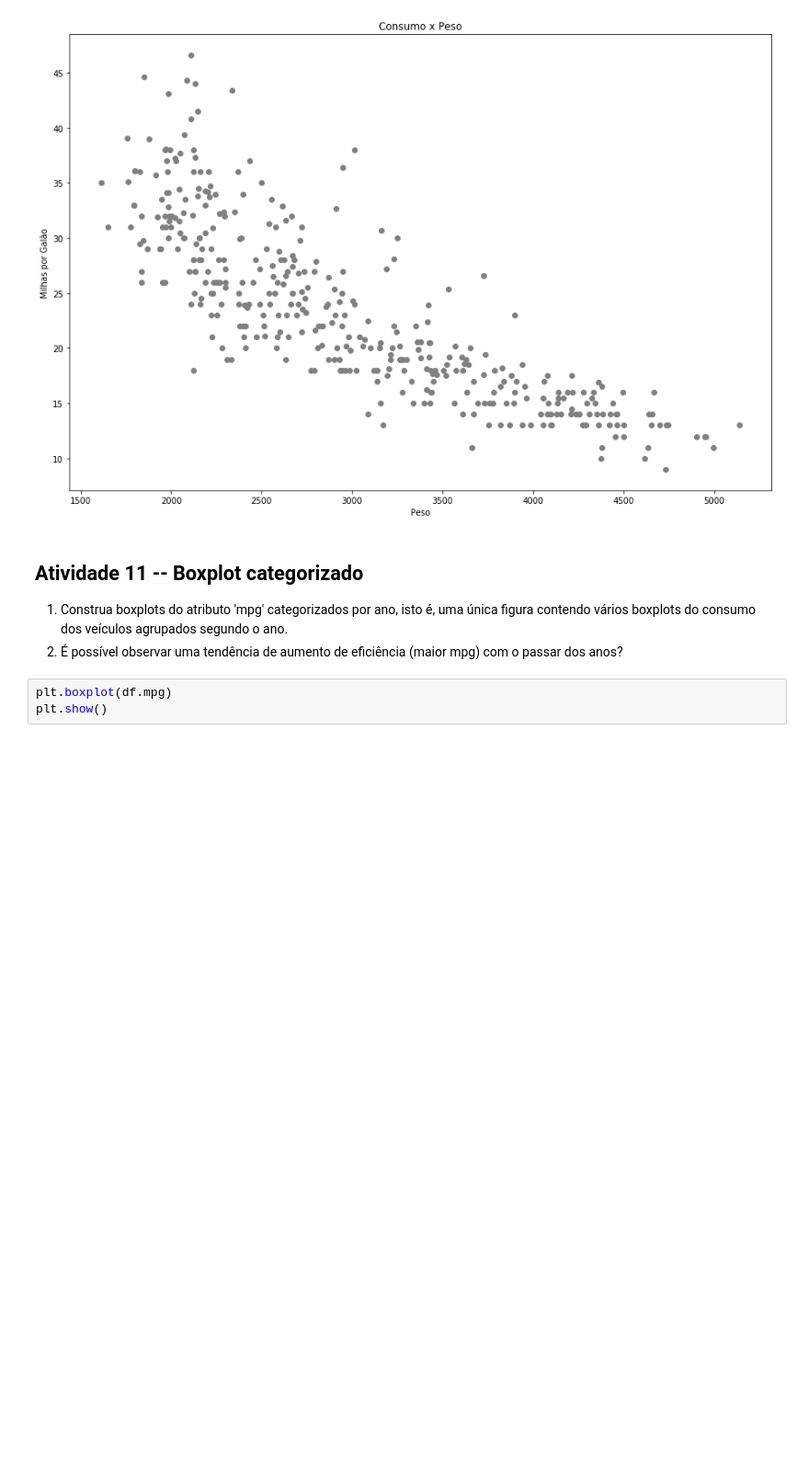
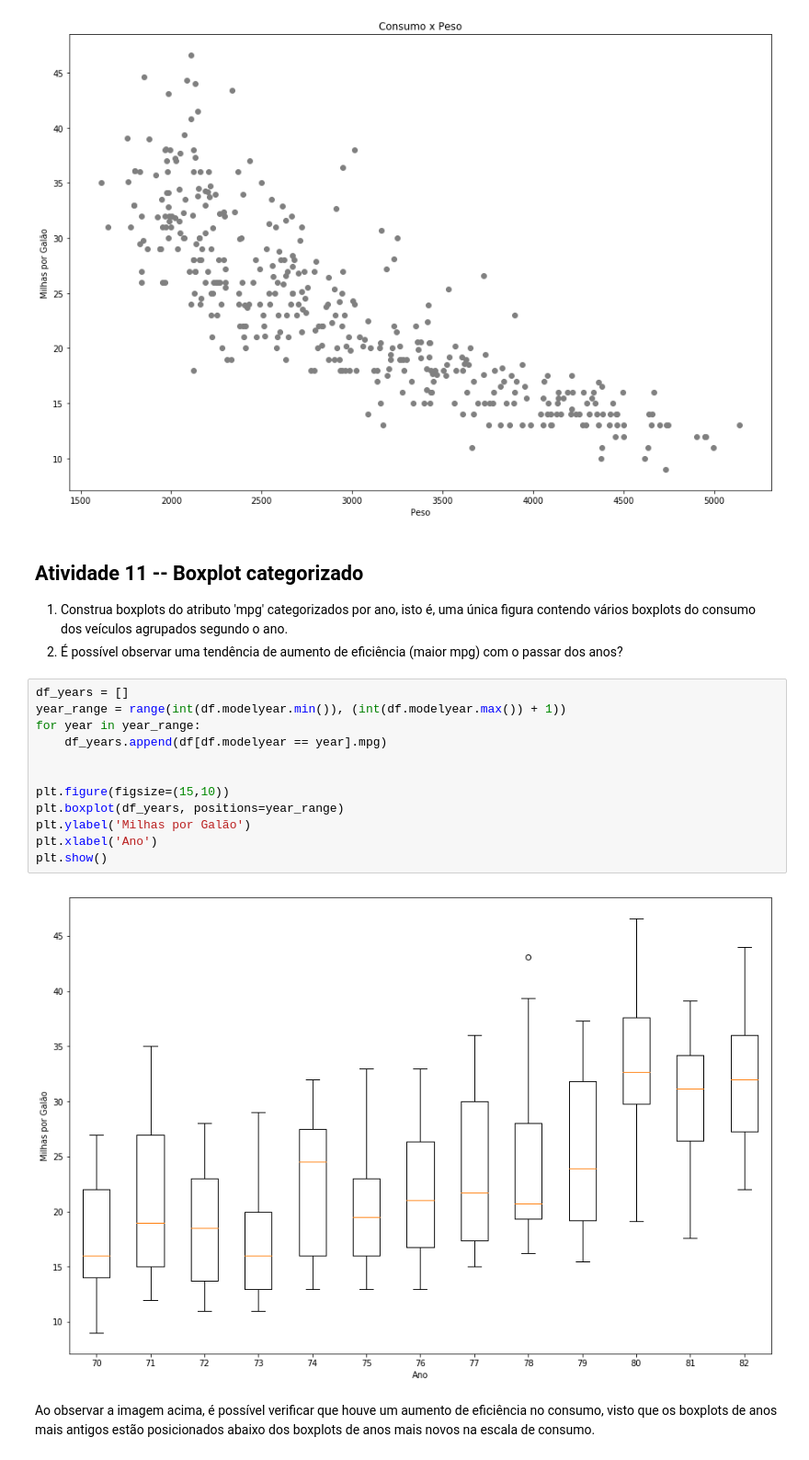
Before and after one commit to manoel-victor1602/Projeto_1_RNA, a Jupyter notebook: Projeto Prático #1.2 -- Visualizando dados.ipynb, the cells around one changed output. Shown at 92% size. Saved outputs shown, nothing was run; the diff lists cells and outputs as text; blank space fills up the shorter version.

```diff
--- a/Projeto Prático #1.2 -- Visualizando dados.ipynb
+++ b/Projeto Prático #1.2 -- Visualizando dados.ipynb
@@ -103,6 +101,19 @@ plt.show()
 
 1. Construa boxplots do atributo 'mpg' categorizados por ano, isto é, uma única figura contendo vários boxplots do consumo dos veículos agrupados segundo o ano.
 2. É possível observar uma tendência de aumento de eficiência (maior mpg) com o passar dos anos?
-# %%
-plt.boxplot(df.mpg)
-plt.show()
+# %%
+df_years = []
+year_range = range(int(df.modelyear.min()), (int(df.modelyear.max()) + 1))
+for year in year_range:
+    df_years.append(df[df.modelyear == year].mpg)
+
+
+plt.figure(figsize=(15,10))
+plt.boxplot(df_years, positions=year_range)
+plt.ylabel('Milhas por Galão')
+plt.xlabel('Ano')
+plt.show()
+# %% [output]
+[figure, added]
+# %% [markdown]
+Ao observar a imagem acima, é possível verificar que houve um aumento de eficiência no consumo, visto que os boxplots de anos mais antigos estão posicionados abaixo dos boxplots de anos mais novos na escala de consumo.
```
Also changed, not shown: parts of 1 cell of this notebook.
